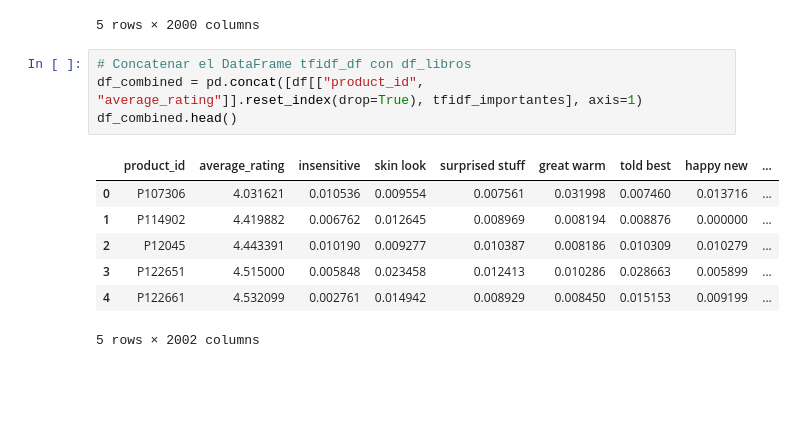
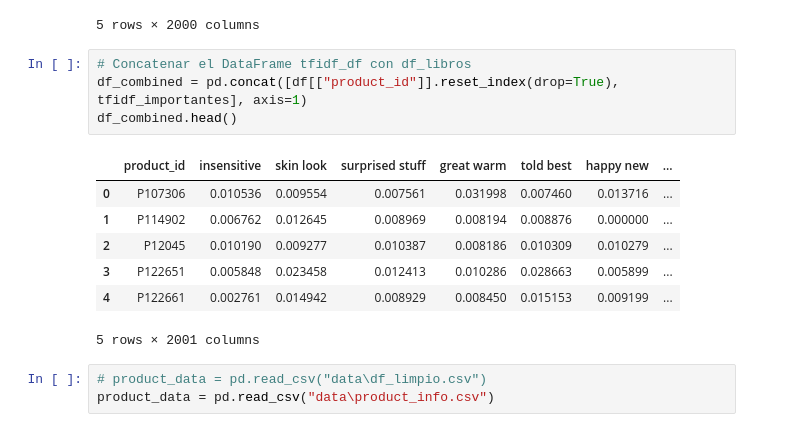
Before and after one commit to clarapinasco/Sistema_de_recomendacion_Sephora, a Jupyter notebook: nlp.ipynb, the cells around one changed output. Saved outputs shown, nothing was run; the diff lists cells and outputs as text; blank space fills up the shorter version.

```diff
--- a/nlp.ipynb
+++ b/nlp.ipynb
@@ -195,13 +199,16 @@ tfidf_importantes.head()
 5 rows × 2000 columns
 # %%
 # Concatenar el DataFrame tfidf_df con df_libros
-df_combined = pd.concat([df[["product_id", "average_rating"]].reset_index(drop=True), tfidf_importantes], axis=1)
+df_combined = pd.concat([df[["product_id"]].reset_index(drop=True), tfidf_importantes], axis=1)
 df_combined.head()
 # %% [output]
-|  | product_id | average_rating | insensitive | skin look | surprised stuff | great warm | told best | happy new | ... |
-| 0 | P107306 | 4.031621 | 0.010536 | 0.009554 | 0.007561 | 0.031998 | 0.007460 | 0.013716 | ... |
-| 1 | P114902 | 4.419882 | 0.006762 | 0.012645 | 0.008969 | 0.008194 | 0.008876 | 0.000000 | ... |
-| 2 | P12045 | 4.443391 | 0.010190 | 0.009277 | 0.010387 | 0.008186 | 0.010309 | 0.010279 | ... |
-| 3 | P122651 | 4.515000 | 0.005848 | 0.023458 | 0.012413 | 0.010286 | 0.028663 | 0.005899 | ... |
-| 4 | P122661 | 4.532099 | 0.002761 | 0.014942 | 0.008929 | 0.008450 | 0.015153 | 0.009199 | ... |
+|  | product_id | insensitive | skin look | surprised stuff | great warm | told best | happy new | ... |
+| 0 | P107306 | 0.010536 | 0.009554 | 0.007561 | 0.031998 | 0.007460 | 0.013716 | ... |
+| 1 | P114902 | 0.006762 | 0.012645 | 0.008969 | 0.008194 | 0.008876 | 0.000000 | ... |
+| 2 | P12045 | 0.010190 | 0.009277 | 0.010387 | 0.008186 | 0.010309 | 0.010279 | ... |
+| 3 | P122651 | 0.005848 | 0.023458 | 0.012413 | 0.010286 | 0.028663 | 0.005899 | ... |
+| 4 | P122661 | 0.002761 | 0.014942 | 0.008929 | 0.008450 | 0.015153 | 0.009199 | ... |
-5 rows × 2002 columns
+5 rows × 2001 columns
+# %%
+# product_data = pd.read_csv("data\df_limpio.csv")
+product_data = pd.read_csv("data\product_info.csv")
```
Also changed, not shown: parts of 18 cells of this notebook, 1 other file.
